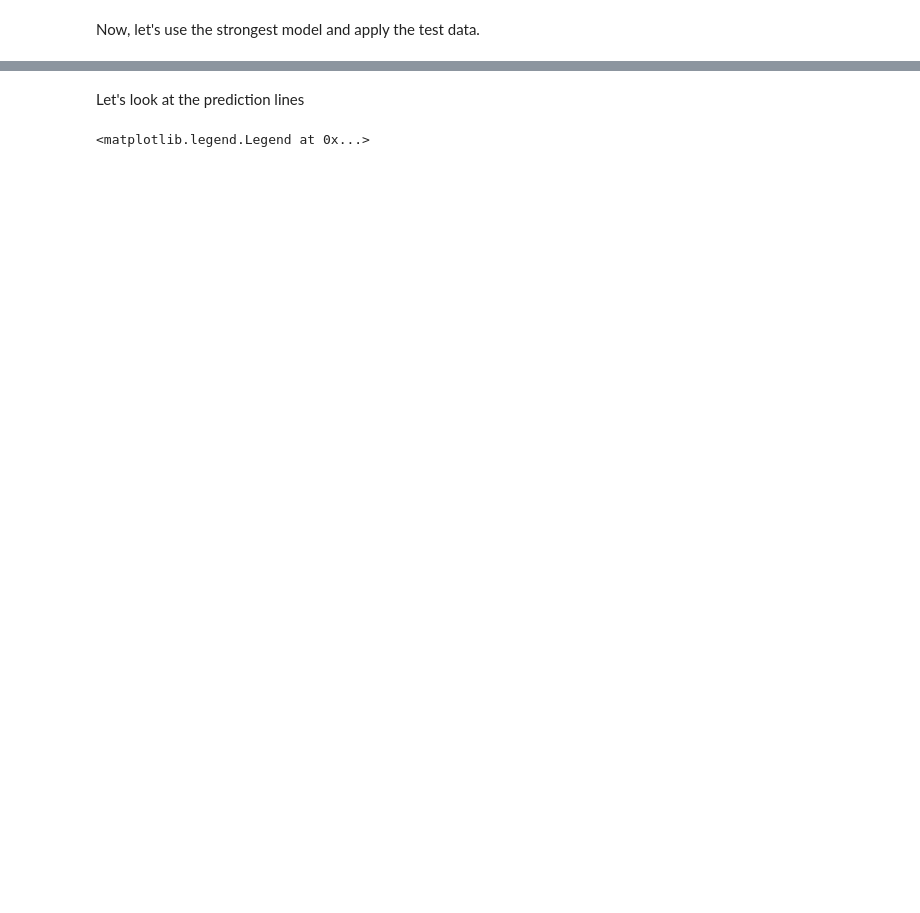
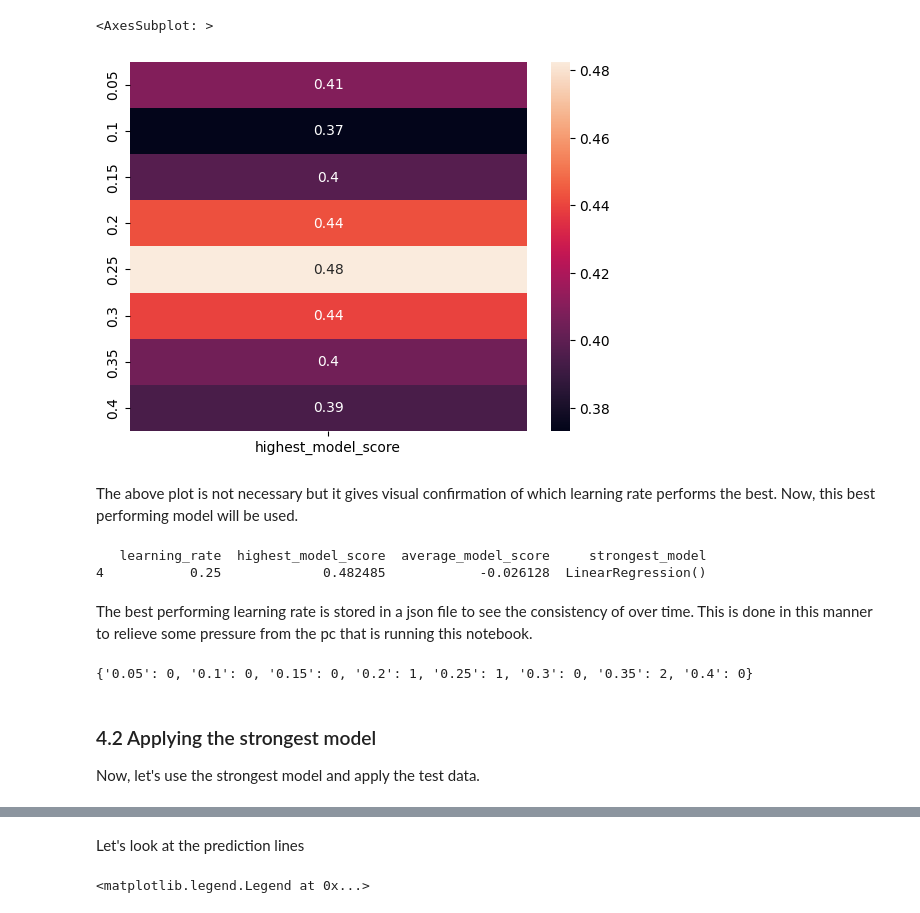
Before and after one commit to jussihailu1/AI-for-Society, a Jupyter notebook: AI/Second try (Chat GPT-3)/Chat GPT-3 generated code.ipynb, the cells around one changed output, grey strips where cells are left out. Cells and saved outputs as stored; diff of their text form; code cells hidden in the pictures; blank space fills up the shorter version.

```diff
--- a/AI/Second try (Chat GPT-3)/Chat GPT-3 generated code.ipynb
+++ b/AI/Second try (Chat GPT-3)/Chat GPT-3 generated code.ipynb
@@ -120,2 +184,41 @@ ax[2].grid(visible=True, axis="y", which="both")
+# %%
+# Display the dataframe as a heatmap
+sns.heatmap(learning_rates_differences[["highest_model_score"]], annot=True, yticklabels=[0.05, 0.1, 0.15, 0.2, 0.25, 0.3, 0.35, 0.4])
+# %% [output]
+<AxesSubplot: >
+[figure, added]
+# %% [markdown]
+The above plot is not necessary but it gives visual confirmation of which learning rate performs the best. Now, this best performing model will be used.
+# %%
+# Filter and print the best performing model
+best_performing_learning_rate = learning_rates_differences[learning_rates_differences['highest_model_score'] == learning_rates_differences['highest_model_score'].max()]
+print(best_performing_learning_rate)
+
+model = best_performing_learning_rate['strongest_model'].values[0]
+# %% [output]
+   learning_rate  highest_model_score  average_model_score     strongest_model
+4           0.25             0.482485            -0.026128  LinearRegression()
+# %% [markdown]
+The best performing learning rate is stored in a json file to see the consistency of over time. This is done in this manner to relieve some pressure from the pc that is running this notebook.
+# %%
+# Read the json file
+with open('best learning rate frequency.json', 'r') as f:
+    data = json.load(f)
+
+# Write the json file
+with open('best learning rate frequency.json', 'w') as f:
+    # Add 1 to the value where key equals the learning rate
+    for key, value in data.items():
+        lr = best_performing_learning_rate["learning_rate"].values[0]
+        if key == str(lr):
+            data[key] = value + 1
+
+    json.dump(data, f)
+
+    print(data)
+# %% [output]
+{'0.05': 0, '0.1': 0, '0.15': 0, '0.2': 1, '0.25': 1, '0.3': 0, '0.35': 2, '0.4': 0}
 # %% [markdown]
+### 4.2 Applying the strongest model
+
 Now, let's use the strongest model and apply the test data.
```
Also changed, not shown: parts of 51 cells of this notebook, 3 other files.
